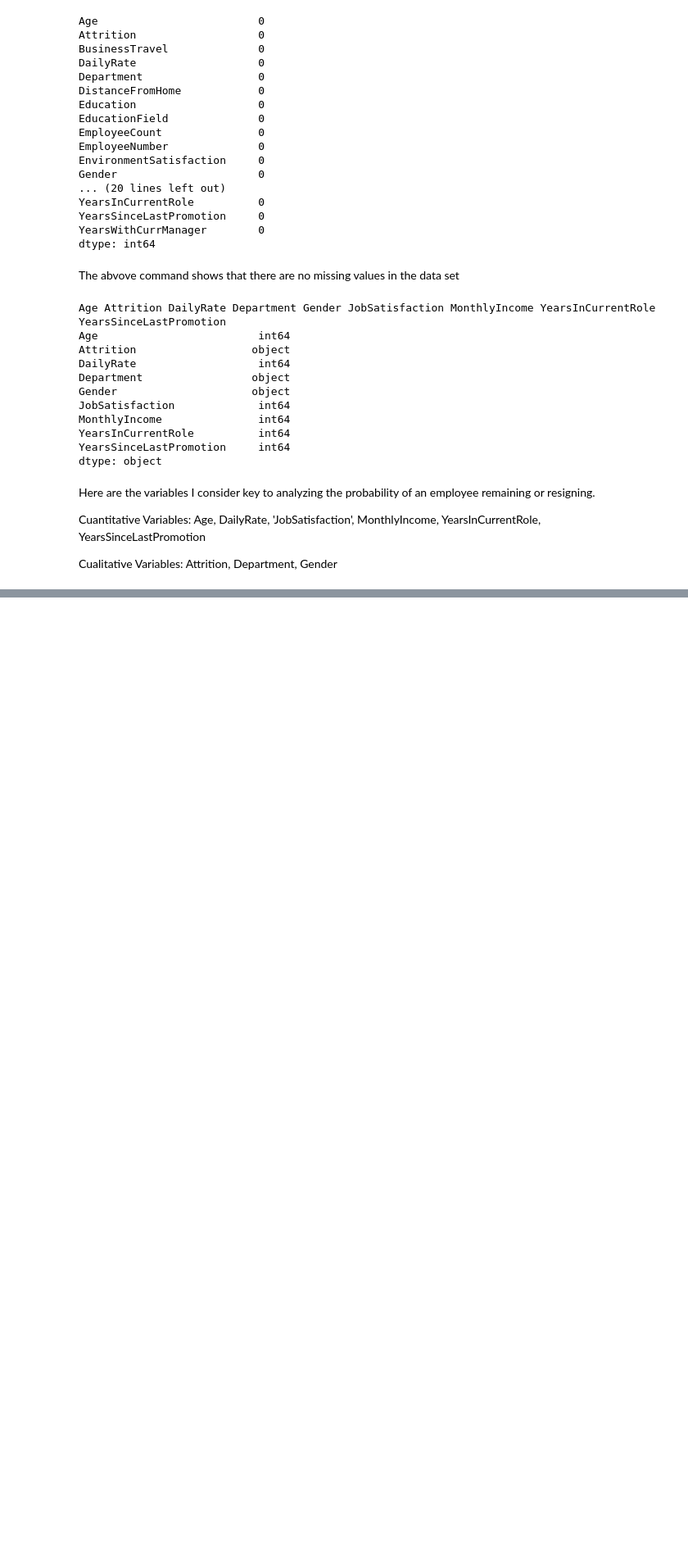
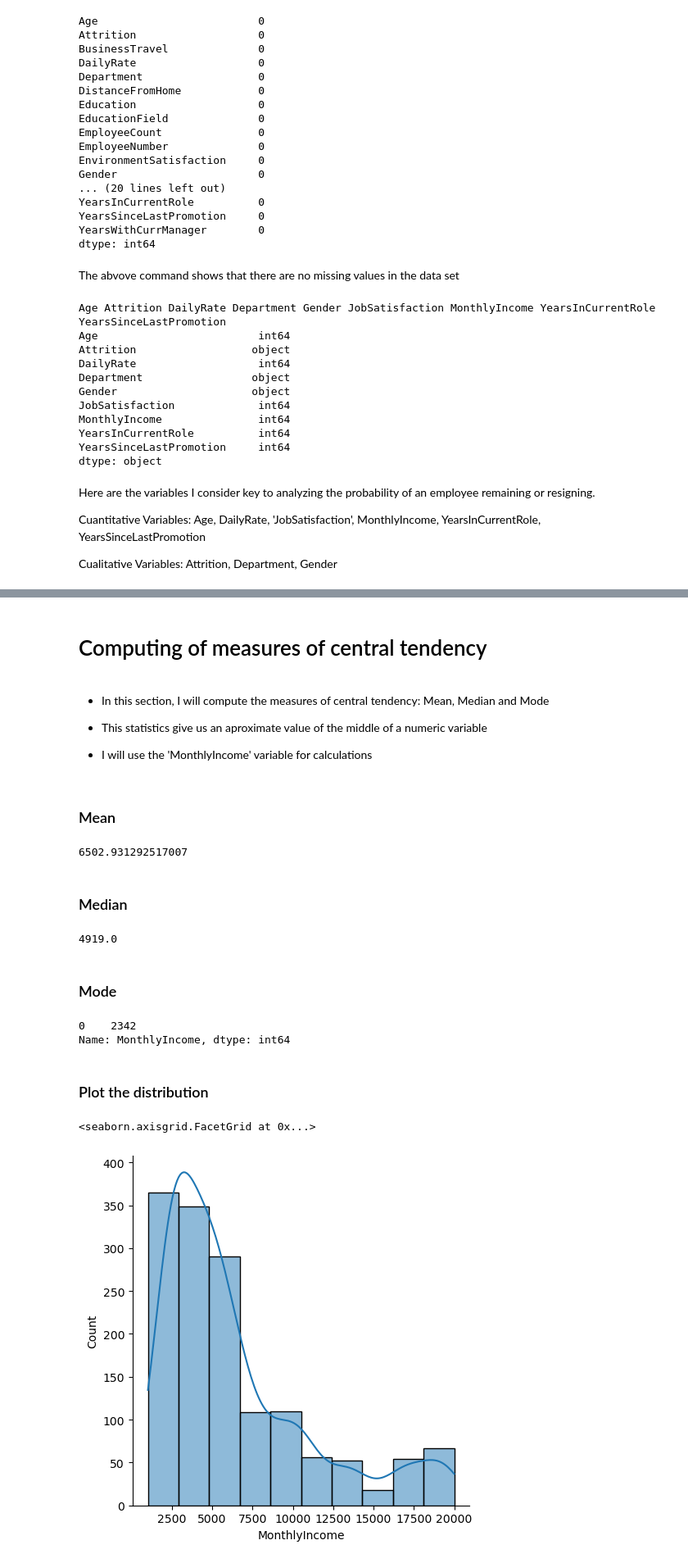
Before and after one commit to FabiolaSerranoAg/Statistics_for_Data_Analysis_September26, a Jupyter notebook: Statistics.ipynb, the cells around one changed output, grey strips where cells are left out. Shown at 82% size. Saved outputs shown, nothing was run; the diff lists cells and outputs as text; code cells hidden in the pictures; blank space fills up the shorter version.

```diff
--- a/Statistics.ipynb
+++ b/Statistics.ipynb
@@ -128,0 +182,42 @@ Cualitative Variables: Attrition, Department, Gender
+# %% [markdown]
+# Computing of measures of central tendency
+# %% [markdown]
+- In this section, I will compute the measures of central tendency: Mean, Median and Mode
+
+- This statistics give us an aproximate value of the middle of a numeric variable
+
+- I will use the 'MonthlyIncome' variable for calculations
+# %% [markdown]
+### Mean
+# %%
+mean = df['MonthlyIncome'].mean()
+
+print(mean)
+# %% [output]
+6502.931292517007
+# %% [markdown]
+### Median
+# %%
+median = df['MonthlyIncome'].median()
+
+print(median)
+# %% [output]
+4919.0
+# %% [markdown]
+### Mode
+# %%
+mode = df['MonthlyIncome'].mode()
+
+print(mode)
+# %% [output]
+0    2342
+Name: MonthlyIncome, dtype: int64
+# %% [markdown]
+### Plot the distribution
+# %%
+data = df['MonthlyIncome']
+
+sns.displot(data, bins=10, kde=True, label = 'MonthlyIncome')
+# %% [output]
+<seaborn.axisgrid.FacetGrid at 0x...>
+[figure, added]
```
Also changed, not shown: parts of 34 cells of this notebook.
